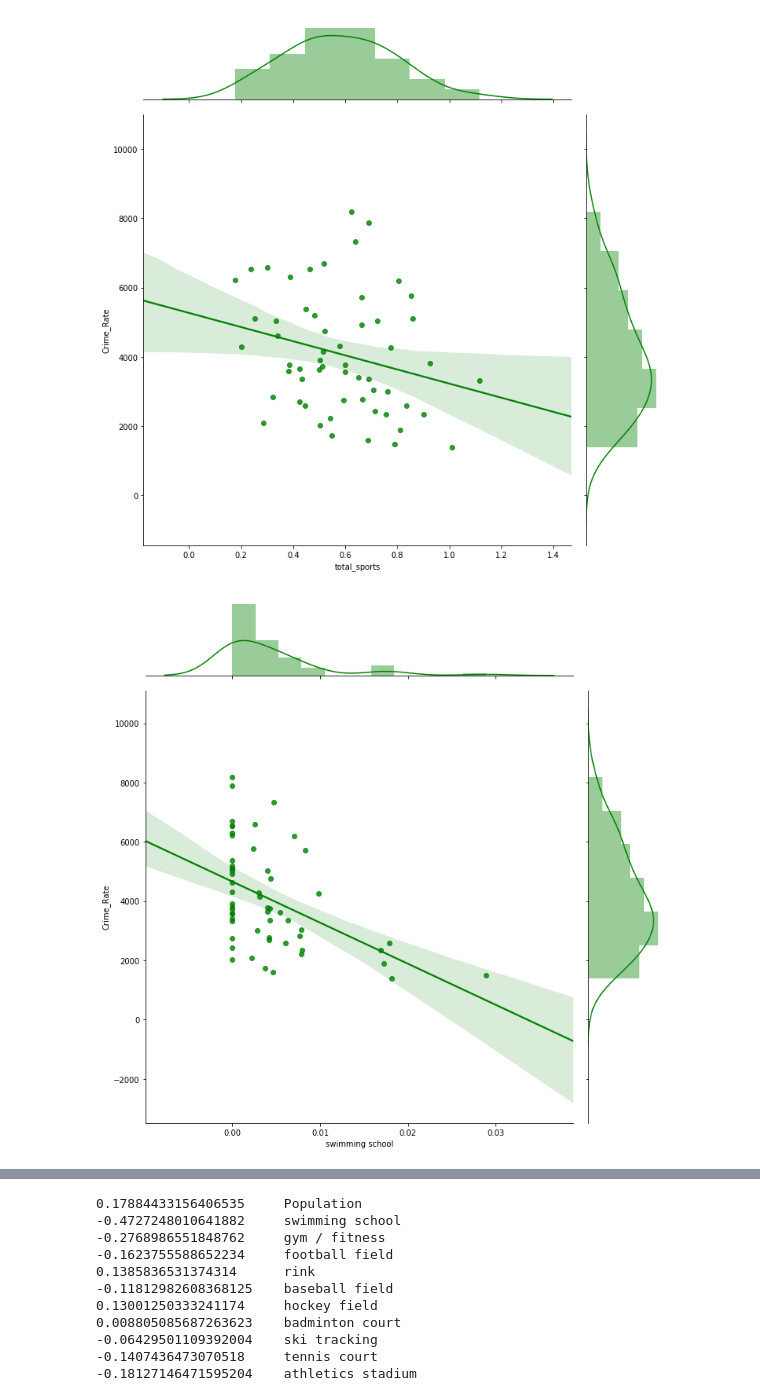
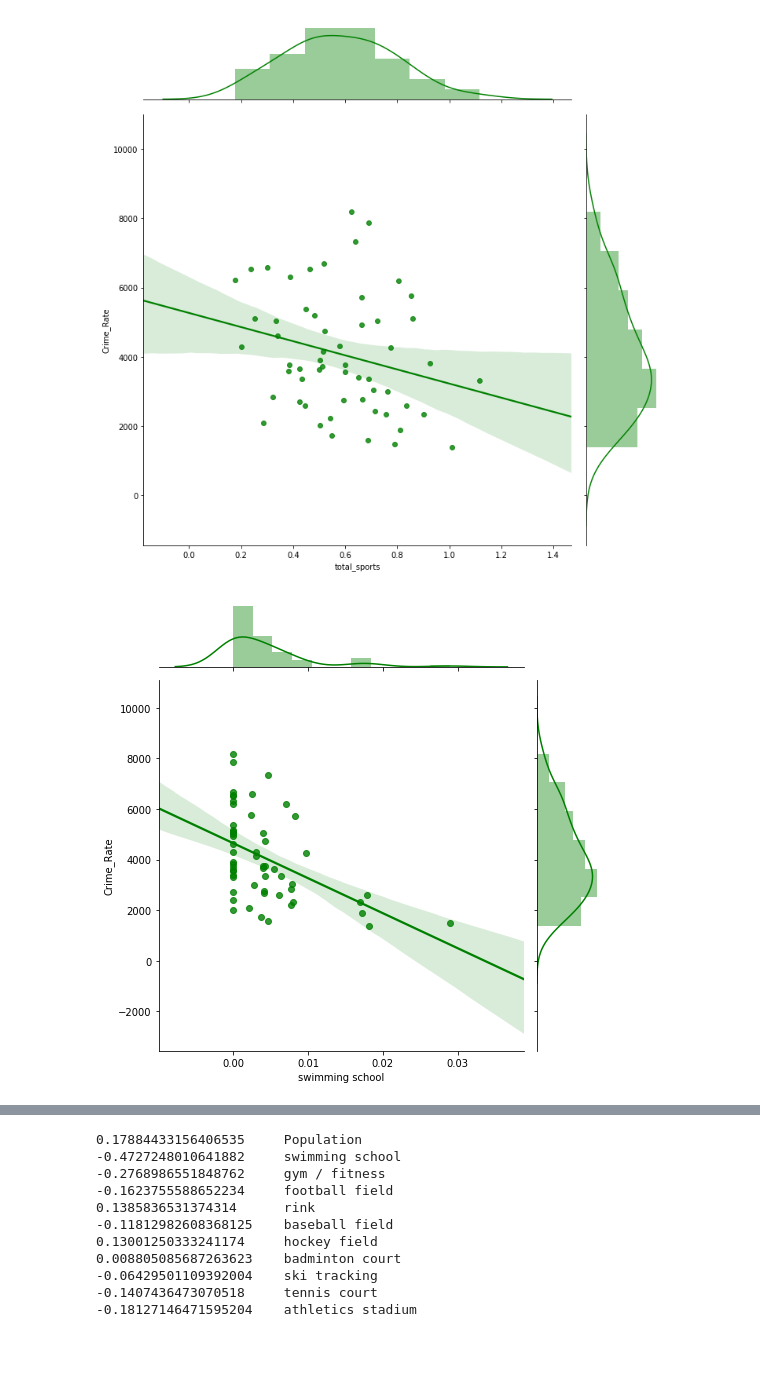
Before and after one commit to Pavel-V/Applied_Data_Science_Capstone, a Jupyter notebook: Test.ipynb, the cells around one changed output, grey strips where cells are left out. Drawn from its saved outputs; the diff is of its cells as text; code cells hidden in the pictures; blank space fills up the shorter version.

```diff
--- a/Test.ipynb
+++ b/Test.ipynb
@@ -273,6 +292,6 @@ g = sns.jointplot("total_sports", "Crime_Rate", data=df_final, kind="reg", color
 # %% [output]
 [figure]
 # %%
-g = sns.jointplot("swimming school", "Crime_Rate", data=df_final, kind="reg", color="g", height=10)
+g = sns.jointplot("swimming school", "Crime_Rate", data=df_final, kind="reg", color="g", height=7)
 # %% [output]
-[figure, old version]
+[figure, new version]
```
Also changed, not shown: parts of 24 cells of this notebook, 1 other file.
